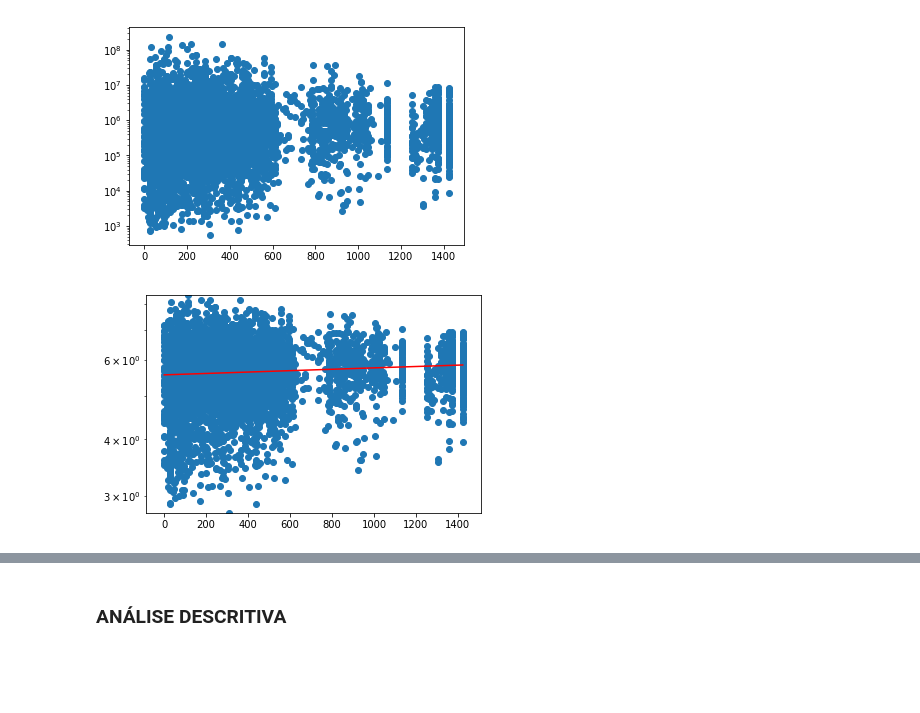
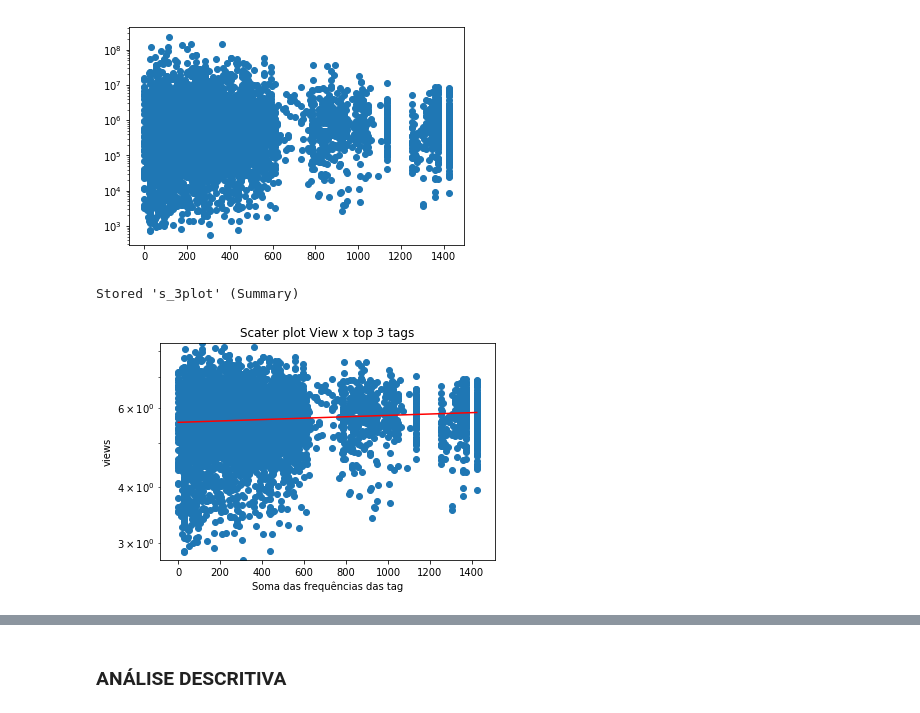
Before and after one commit to victorniubo/cdados_dp, a Jupyter notebook: P3/Projeto3 Layout.ipynb, the cells around one changed output, grey strips where cells are left out. Cells and saved outputs as stored; diff of their text form; code cells hidden in the pictures; blank space fills up the shorter version.

```diff
--- a/P3/Projeto3 Layout.ipynb
+++ b/P3/Projeto3 Layout.ipynb
@@ -145,32 +144,47 @@ plt.gca().scatter(you_ifn.top3_freq, you_ifn.views)
 plt.gca().set_yscale('log')
 # %% [output]
 [figure]
+# %%
+import statsmodels.api as sm
+
+def Summary(x,y):
+    xc = sm.add_constant(x)
+    model = sm.OLS(y,xc)
+    results = model.fit()
+    return results.summary()
 # %%
 def Plot_line(x_dado, y_dado):
 
     x = x_dado
     y = y_dado
 
     yb = y.mean()
     xb = x.mean()
 
     Sxy = ((x -xb)*(y -yb)).sum()
     Sxx = ((x -xb)**2).sum()
 
     b1 = Sxy/Sxx
     b0 = yb - b1*xb
 
     x_v = np.linspace(x.min(), x.max(), 500)
     y_v = b0 + b1*x_v
 
     plt.plot(x_v,y_v, color="r") # resultados da regressão
     plt.scatter(x, y); # dados
     plt.gca().set_yscale('log')
     plt.ylim((y.min(),y.max()))
 
 Plot_line(you_ifn.top3_freq, np.log10(you_ifn.views))
+s_3plot = Summary(you_ifn.top3_freq, you_ifn.views)
+plt.gca().set_title('Scater plot View x top 3 tags')
+plt.gca().set_xlabel('Soma das frequências das tag')
+plt.gca().set_ylabel('views')
+plt.savefig('img/Scater plot View x top 3 tags.png')
+%store s_3plot
 # %% [output]
+Stored 's_3plot' (Summary)
-[figure, old version]
+[figure, new version]
 # %%
 a = trans.copy().T.astype(str)
 for i in tqdm(a.columns):
```
Also changed, not shown: parts of 21 cells of this notebook, 1 other file.
